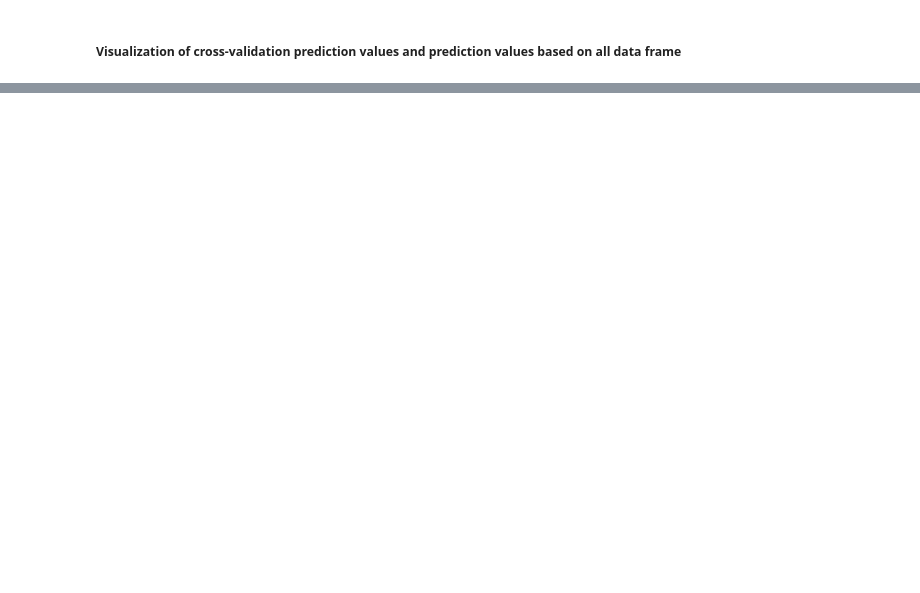
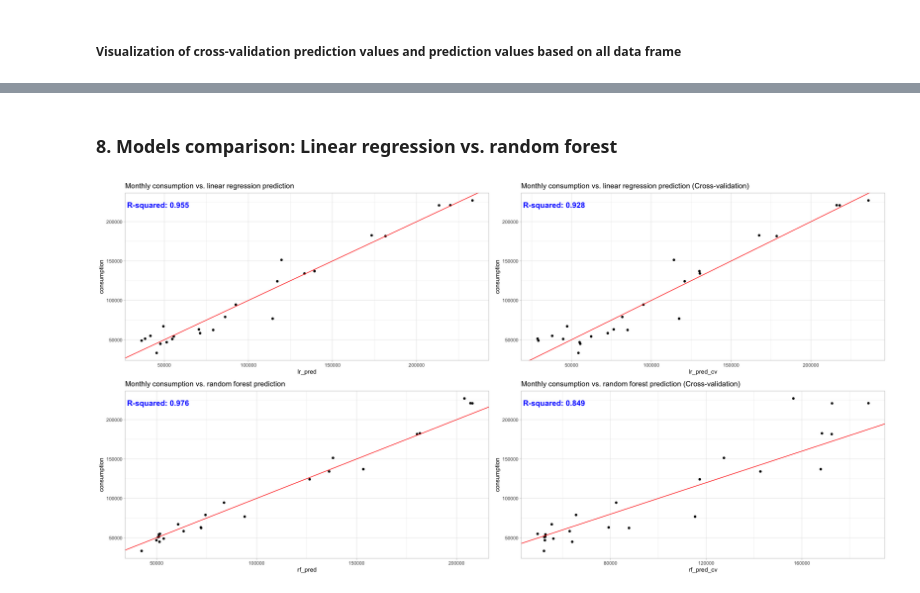
Before and after one commit to philippebarrette4/INF1430, a Jupyter notebook: scripts/Models/TN3/natural_gas_models.ipynb, the cells around one changed output, grey strips where cells are left out. Saved outputs shown, nothing was run; the diff lists cells and outputs as text; code cells hidden in the pictures; blank space fills up the shorter version.

Commit message:
added common plot in natural gas nb

```diff
--- a/scripts/Models/TN3/natural_gas_models.ipynb
+++ b/scripts/Models/TN3/natural_gas_models.ipynb
@@ -310,0 +312,26 @@ plot_grid(
+# %% [markdown]
+### 8. Models comparison: Linear regression vs. random forest
+# %%
+# Set configuration for plot size
+options(repr.plot.width = 20, repr.plot.height = 10)
+
+# Plot definitions
+plt_month_lr_pred       <- ggplot(WNGMonthDF,    aes(x = lr_pred,    y = consumption)) + geom_point() + geom_abline(color = "red") + ggtitle("Monthly consumption vs. linear regression prediction")                     + theme_light()
+plt_month_lr_pred_cv    <- ggplot(WNGMonthDF,    aes(x = lr_pred_cv, y = consumption)) + geom_point() + geom_abline(color = "red") + ggtitle("Monthly consumption vs. linear regression prediction (Cross-validation)")  + theme_light()
+plt_month_rf_pred       <- ggplot(WNGMonthDF,    aes(x = rf_pred,    y = consumption)) + geom_point() + geom_abline(color = "red") + ggtitle("Monthly consumption vs. random forest prediction")                     + theme_light()
+plt_month_rf_pred_cv    <- ggplot(WNGMonthDF,    aes(x = rf_pred_cv, y = consumption)) + geom_point() + geom_abline(color = "red") + ggtitle("Monthly consumption vs. random forest prediction (Cross-validation)")  + theme_light()
+
+# Grid of plots definition
+plot_grid(
+    plt_month_lr_pred, plt_month_lr_pred_cv, plt_month_rf_pred, plt_month_rf_pred_cv,
+    labels = c(
+        paste0("R-squared: ", round(r_squared_func(WNGMonthDF,   "consumption", "lr_pred"), 3)),
+        paste0("R-squared: ", round(r_squared_func(WNGMonthDF,   "consumption", "lr_pred_cv"), 3)),
+        paste0("R-squared: ", round(r_squared_func(WNGMonthDF,   "consumption", "rf_pred"), 3)),
+        paste0("R-squared: ", round(r_squared_func(WNGMonthDF,   "consumption", "rf_pred_cv"), 3))
+    ),
+    hjust = -0.5, vjust = 5, label_colour = "blue",
+    ncol = 2, nrow = 2
+)
+# %% [output]
+[figure, added]
```
Also changed, not shown: parts of 6 cells of this notebook.
